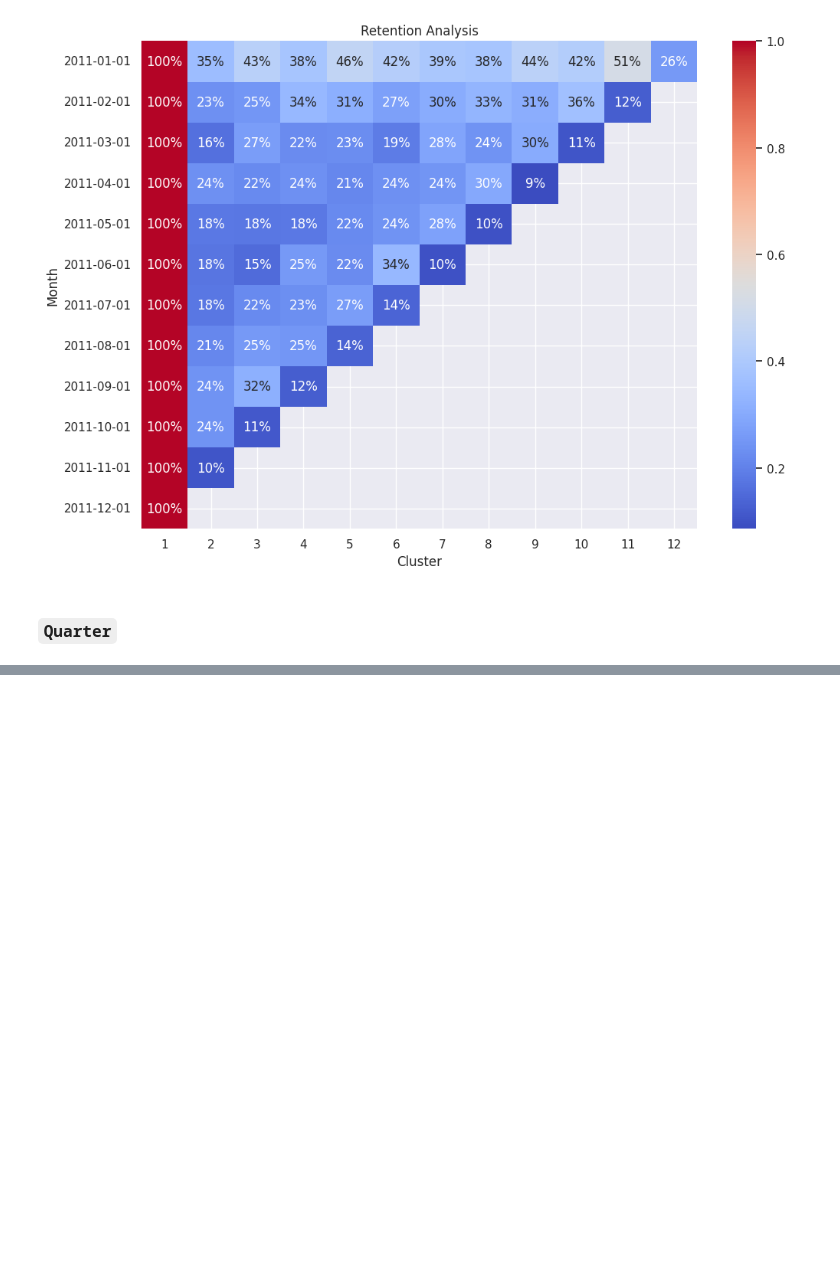
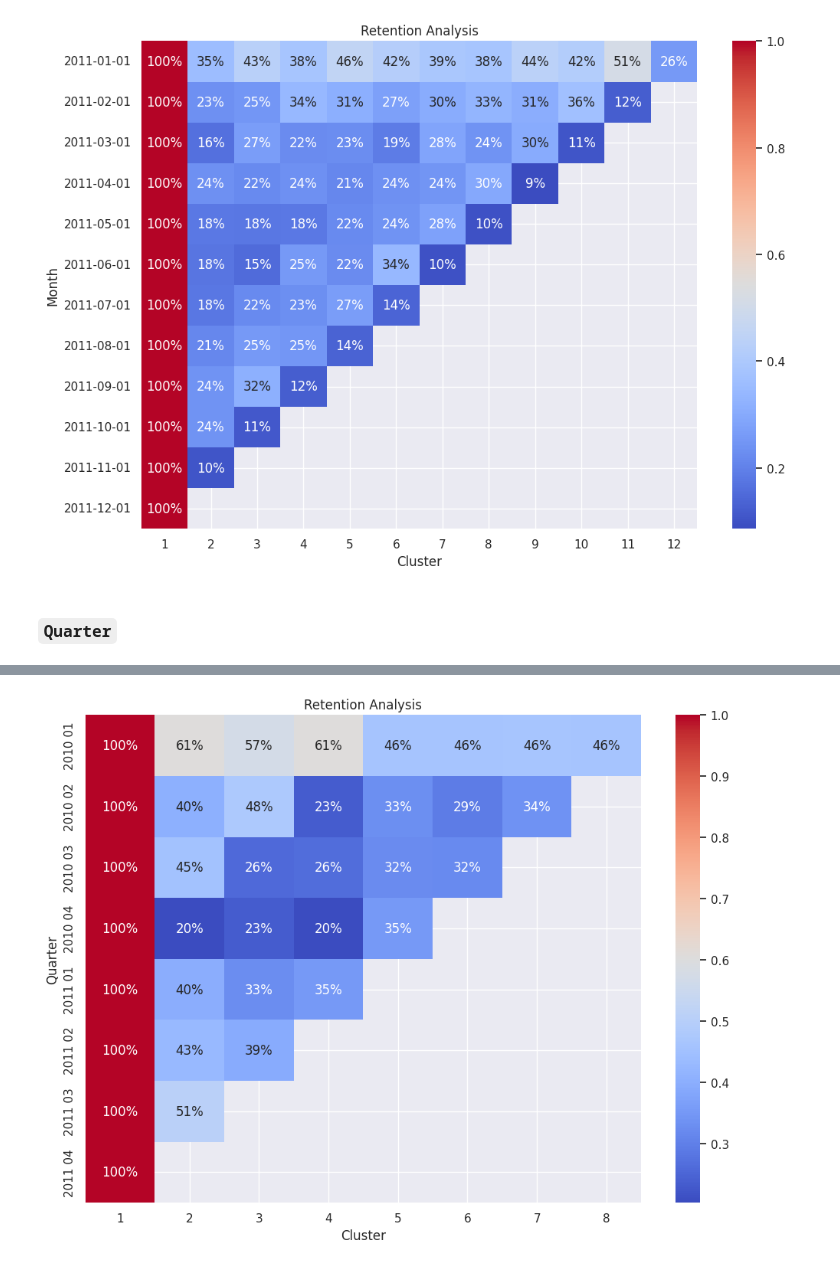
Before and after one commit to Kelrite/Ur, a Jupyter notebook: Oat/Lab 01.ipynb, the cells around one changed output, grey strips where cells are left out. Saved outputs shown, nothing was run; the diff lists cells and outputs as text; code cells hidden in the pictures; blank space fills up the shorter version.

```diff
--- a/Oat/Lab 01.ipynb
+++ b/Oat/Lab 01.ipynb
@@ -178,0 +241,4 @@ retention_corr.set_xlabel("Cluster");
+# %%
+origin['CustomerQuarter'] = origin['CustomerQuarterID'].map(dict(zip(quarters_map.values(), quarters_map.keys())))
+
+origin.iloc[:5, 5:]
@@ -178,0 +252,4 @@ retention_corr.set_xlabel("Cluster");
+# %%
+origin['Cluster'] = origin['OrderQuarterID'] - origin['CustomerQuarterID'] + 1
+
+origin.iloc[:5, 5:]
@@ -178,0 +263,8 @@ retention_corr.set_xlabel("Cluster");
+# %%
+grouper = origin.groupby(["CustomerQuarter", "Cluster"])
+
+customer = grouper["Customer"].apply(pandas.Series.nunique)
+
+customer = customer.reset_index()
+
+customer.iloc[:5]
@@ -178,0 +278,4 @@ retention_corr.set_xlabel("Cluster");
+# %%
+custom = customer.pivot(index="CustomerQuarter", columns="Cluster", values="Customer")
+
+custom.iloc[:5, :5]
@@ -178,0 +290,16 @@ retention_corr.set_xlabel("Cluster");
+# %%
+custi = custom.iloc[:, 0]
+
+retention = custom.divide(custi, axis="rows")
+
+retention = retention.round(3)
+
+retention_corr = sns.heatmap(retention, annot=annot, cmap="coolwarm", fmt=".0%")
+
+retention_corr.set_title("Retention Analysis")
+
+retention_corr.set_ylabel("Quarter")
+
+retention_corr.set_xlabel("Cluster");
+# %% [output]
+[figure, added]
```
Also changed, not shown: parts of 16 cells of this notebook.
